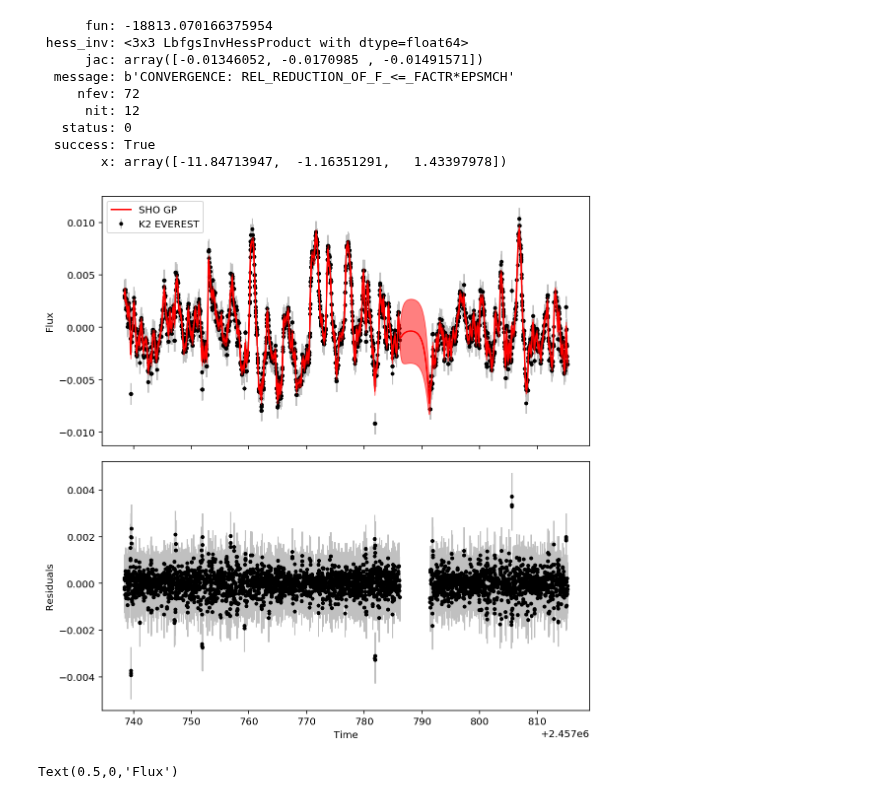
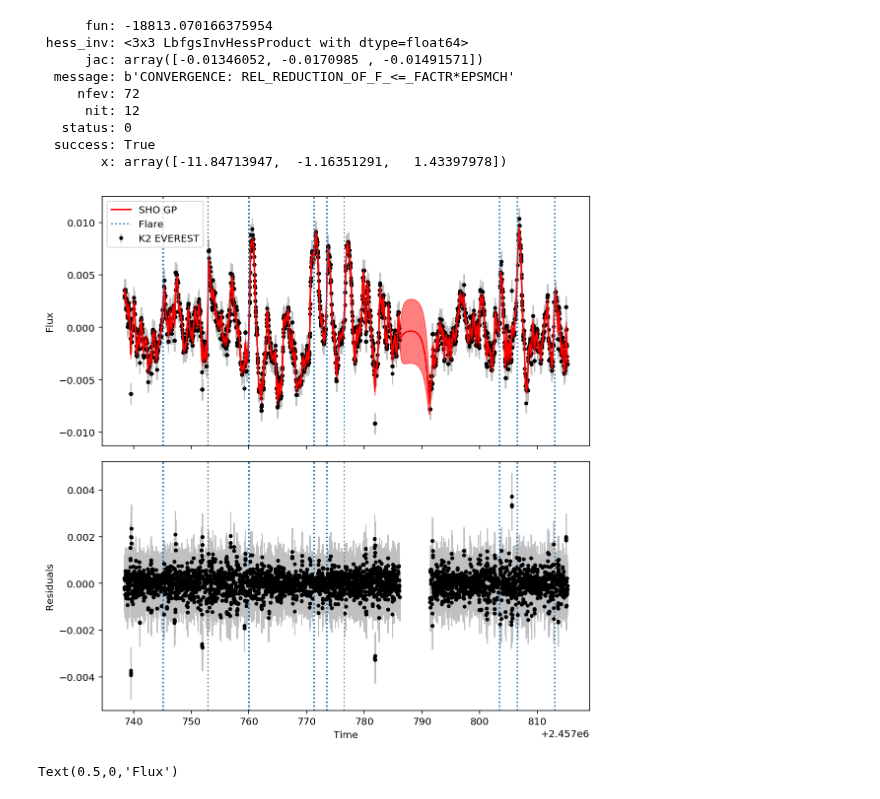
Before and after one commit to bmorris3/libra, a Jupyter notebook: notebooks/trappist1_flares_fluxcorrelated.ipynb, the cells around one changed output. Cells and saved outputs as stored; diff of their text form; code cells hidden in the pictures.

```diff
--- a/notebooks/trappist1_flares_fluxcorrelated.ipynb
+++ b/notebooks/trappist1_flares_fluxcorrelated.ipynb
@@ -83,19 +83,27 @@ pred_std = np.sqrt(pred_var)
 # %%
 fig, ax = plt.subplots(2, 1, figsize=(8, 8), sharex=True)#figsize=(14, 6))
 ax[0].errorbar(k2_time, k2_flux, k2_error, fmt='.', color='k', ecolor='silver', label='K2 EVEREST', zorder=-10)
 
 ax[0].plot(x, pred_mean, 'r', label='SHO GP')
 ax[0].fill_between(x, pred_mean + pred_std, pred_mean - pred_std, color='r', alpha=0.5,
                    edgecolor="none")
 
 ax[1].errorbar(k2_time, k2_flux - gp_model[0], k2_error, fmt='.', color='k', ecolor='silver',)
 ax[0].set(ylabel='Flux')
+ax[1].set(xlabel='Time', ylabel='Residuals')
+
+for i, t in enumerate(flare_times):
+    label = None
+    if i == 0:
+        label = 'Flare'
+    for axis in ax:
+        axis.axvline(t, ls=':', label=label)
 ax[0].legend()
-ax[1].set(xlabel='Time', ylabel='Residuals')
+
 fig.tight_layout()
 fig.savefig('flare_gp_model.pdf', bbox_inches='tight')
 # %% [output]
-[figure, old version]
+[figure, new version]
 # %%
 gp_model_flares = gp.predict(k2_flux, flare_times)[0]
 # %%
```
